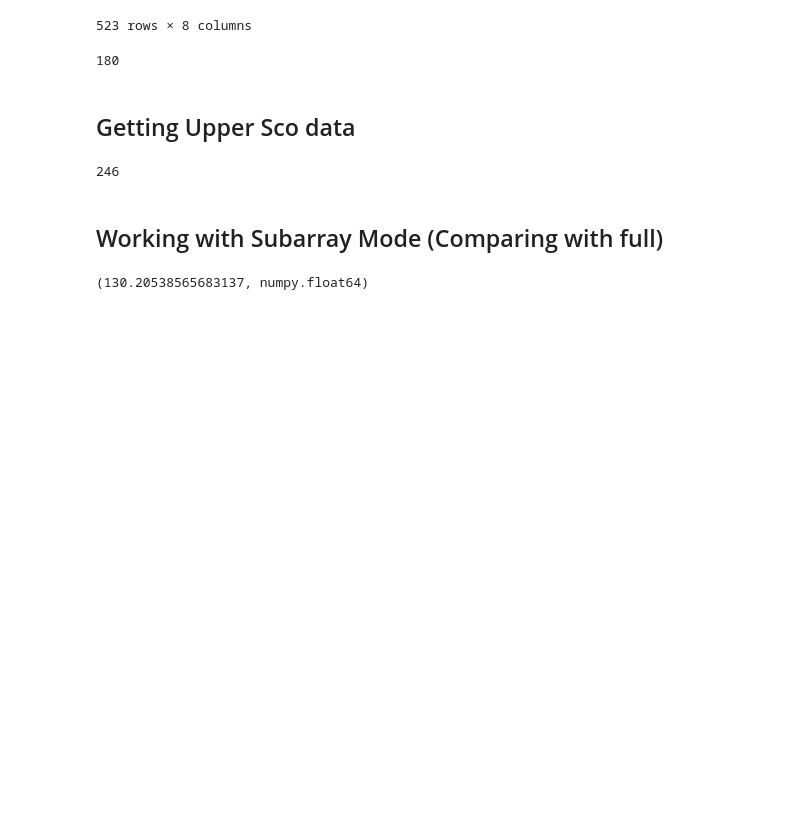
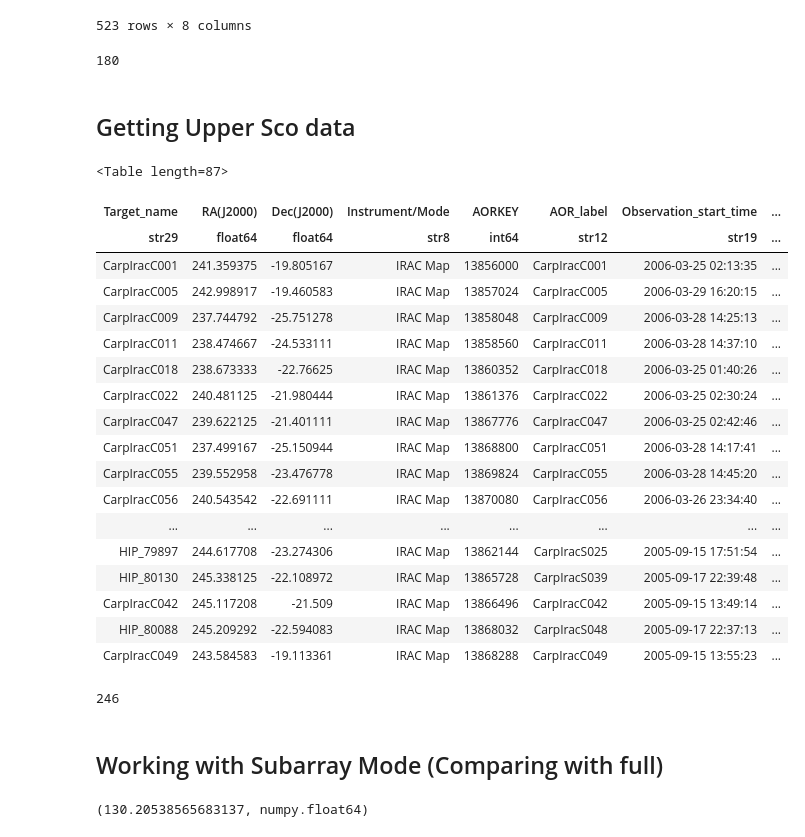
Before and after one commit to eas342/IRAC_photometry, a Jupyter notebook: Code Testing.ipynb, the cells around one changed output. Drawn from its saved outputs; the diff is of its cells as text; code cells hidden in the pictures; blank space fills up the shorter version.

```diff
--- a/Code Testing.ipynb
+++ b/Code Testing.ipynb
@@ -125,6 +118,29 @@ len(a)
 180
 # %% [markdown]
 ## Getting Upper Sco data
+# %%
+upSco_stars = ascii.read('../aorByProgramID.tbl-2.txt')
+upSco_stars
+# %% [output]
+<Table length=87>
+| Target_name | RA(J2000) | Dec(J2000) | Instrument/Mode | AORKEY | AOR_label | Observation_start_time | ... |
+| str29 | float64 | float64 | str8 | int64 | str12 | str19 | ... |
+| CarpIracC001 | 241.359375 | -19.805167 | IRAC Map | 13856000 | CarpIracC001 | 2006-03-25 02:13:35 | ... |
+| CarpIracC005 | 242.998917 | -19.460583 | IRAC Map | 13857024 | CarpIracC005 | 2006-03-29 16:20:15 | ... |
+| CarpIracC009 | 237.744792 | -25.751278 | IRAC Map | 13858048 | CarpIracC009 | 2006-03-28 14:25:13 | ... |
+| CarpIracC011 | 238.474667 | -24.533111 | IRAC Map | 13858560 | CarpIracC011 | 2006-03-28 14:37:10 | ... |
+| CarpIracC018 | 238.673333 | -22.76625 | IRAC Map | 13860352 | CarpIracC018 | 2006-03-25 01:40:26 | ... |
+| CarpIracC022 | 240.481125 | -21.980444 | IRAC Map | 13861376 | CarpIracC022 | 2006-03-25 02:30:24 | ... |
+| CarpIracC047 | 239.622125 | -21.401111 | IRAC Map | 13867776 | CarpIracC047 | 2006-03-25 02:42:46 | ... |
+| CarpIracC051 | 237.499167 | -25.150944 | IRAC Map | 13868800 | CarpIracC051 | 2006-03-28 14:17:41 | ... |
+| CarpIracC055 | 239.552958 | -23.476778 | IRAC Map | 13869824 | CarpIracC055 | 2006-03-28 14:45:20 | ... |
+| CarpIracC056 | 240.543542 | -22.691111 | IRAC Map | 13870080 | CarpIracC056 | 2006-03-26 23:34:40 | ... |
+| ... | ... | ... | ... | ... | ... | ... | ... |
+| HIP_79897 | 244.617708 | -23.274306 | IRAC Map | 13862144 | CarpIracS025 | 2005-09-15 17:51:54 | ... |
+| HIP_80130 | 245.338125 | -22.108972 | IRAC Map | 13865728 | CarpIracS039 | 2005-09-17 22:39:48 | ... |
+| CarpIracC042 | 245.117208 | -21.509 | IRAC Map | 13866496 | CarpIracC042 | 2005-09-15 13:49:14 | ... |
+| HIP_80088 | 245.209292 | -22.594083 | IRAC Map | 13868032 | CarpIracS048 | 2005-09-17 22:37:13 | ... |
+| CarpIracC049 | 243.584583 | -19.113361 | IRAC Map | 13868288 | CarpIracC049 | 2005-09-15 13:55:23 | ... |
 # %%
 a = glob.glob('/data1/phot_cal/spitzer/upperSco/r*')
 len(a)
```
Also changed, not shown: parts of 10 cells of this notebook, 2 other files.
